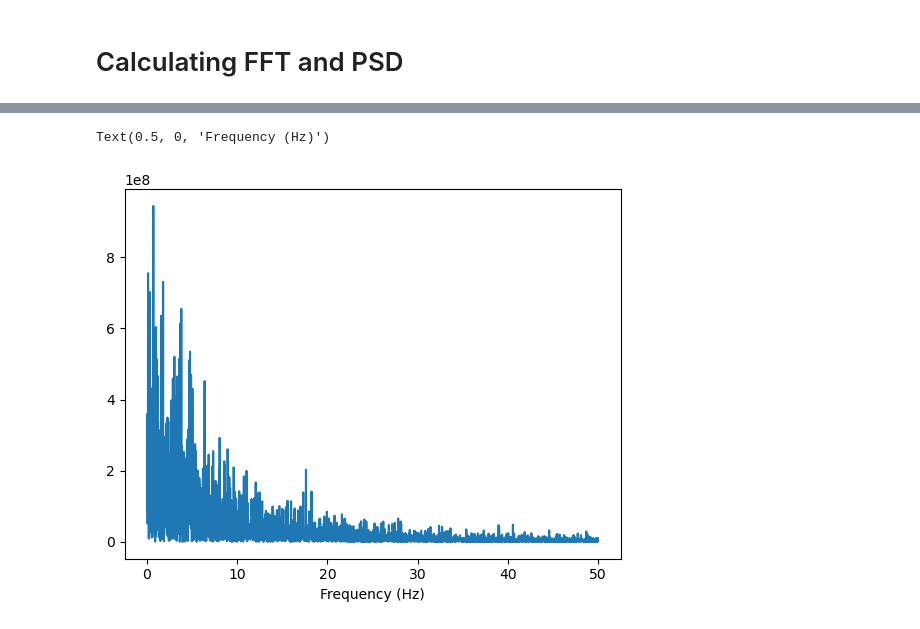
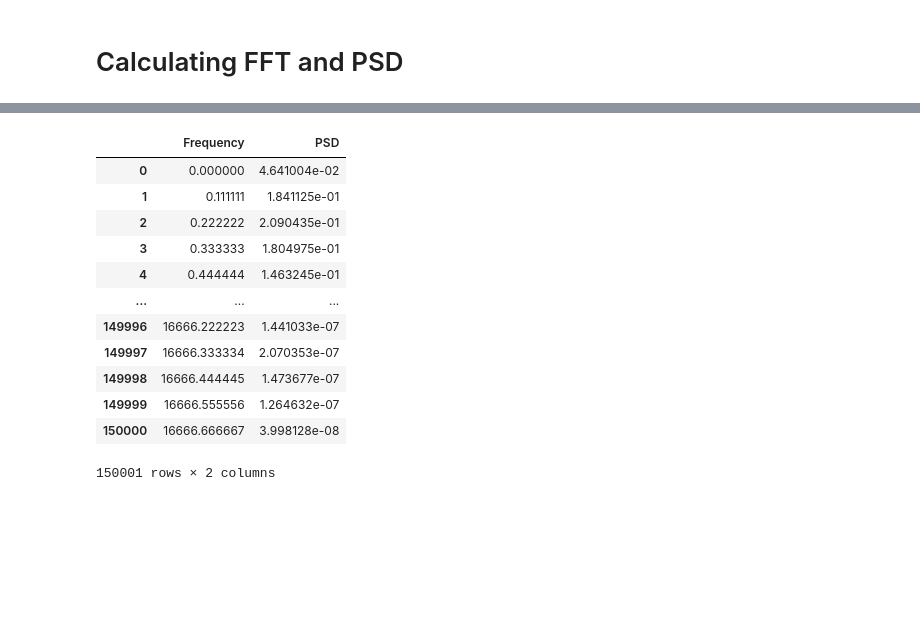
Before and after one commit to noah-silverberg/382L-Optical-Tweezer, a Jupyter notebook: trappedPSD.ipynb, the cells around one changed output, grey strips where cells are left out. Cells and saved outputs as stored; diff of their text form; code cells hidden in the pictures; blank space fills up the shorter version.

```diff
--- a/trappedPSD.ipynb
+++ b/trappedPSD.ipynb
@@ -61,11 +31,28 @@ display(psds)
-# %%
-import matplotlib.pyplot as plt
-
-# We only graph PSD for frequencies up to 1 kHz (higher frequencies are noise)
-mask = psds['Frequency'] > 0
-mask &= psds['Frequency'] < 50
-plt.plot(psds['Frequency'][mask], psds['PSD'][mask])
-plt.xlabel('Frequency (Hz)')
-# %% [output]
-Text(0.5, 0, 'Frequency (Hz)')
-[figure, removed]
+# %%
+voltages = data['CH1'] # Extract the signal
+voltages = voltages - voltages.mean() # De-mean the signal
+
+dt = data['TIME'].iloc[1] - data['TIME'].iloc[0] # Get the time step between points
+total_timesteps = len(voltages) # Get the total number of time steps
+
+# Compute PSD using scipy.signal.welch for better performance
+welch = signal.welch(voltages, fs=1/dt, nperseg=3e5, scaling='density')
+freqs = welch[0]
+psd = welch[1]
+
+psds = pd.DataFrame({'Frequency': freqs, 'PSD': psd})
+display(psds)
+# %% [output]
+|  | Frequency | PSD |
+| 0 | 0.000000 | 4.641004e-02 |
+| 1 | 0.111111 | 1.841125e-01 |
+| 2 | 0.222222 | 2.090435e-01 |
+| 3 | 0.333333 | 1.804975e-01 |
+| 4 | 0.444444 | 1.463245e-01 |
+| ... | ... | ... |
+| 149996 | 16666.222223 | 1.441033e-07 |
+| 149997 | 16666.333334 | 2.070353e-07 |
+| 149998 | 16666.444445 | 1.473677e-07 |
+| 149999 | 16666.555556 | 1.264632e-07 |
+| 150000 | 16666.666667 | 3.998128e-08 |
+150001 rows × 2 columns
```
Also changed, not shown: parts of 7 cells of this notebook.
